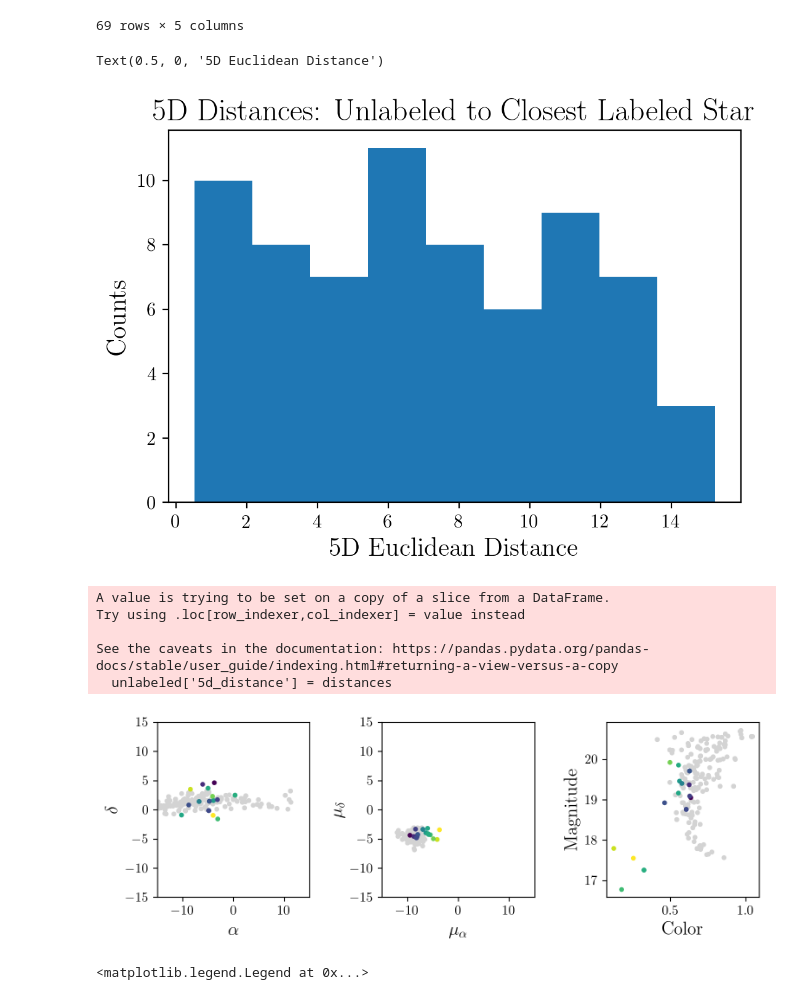
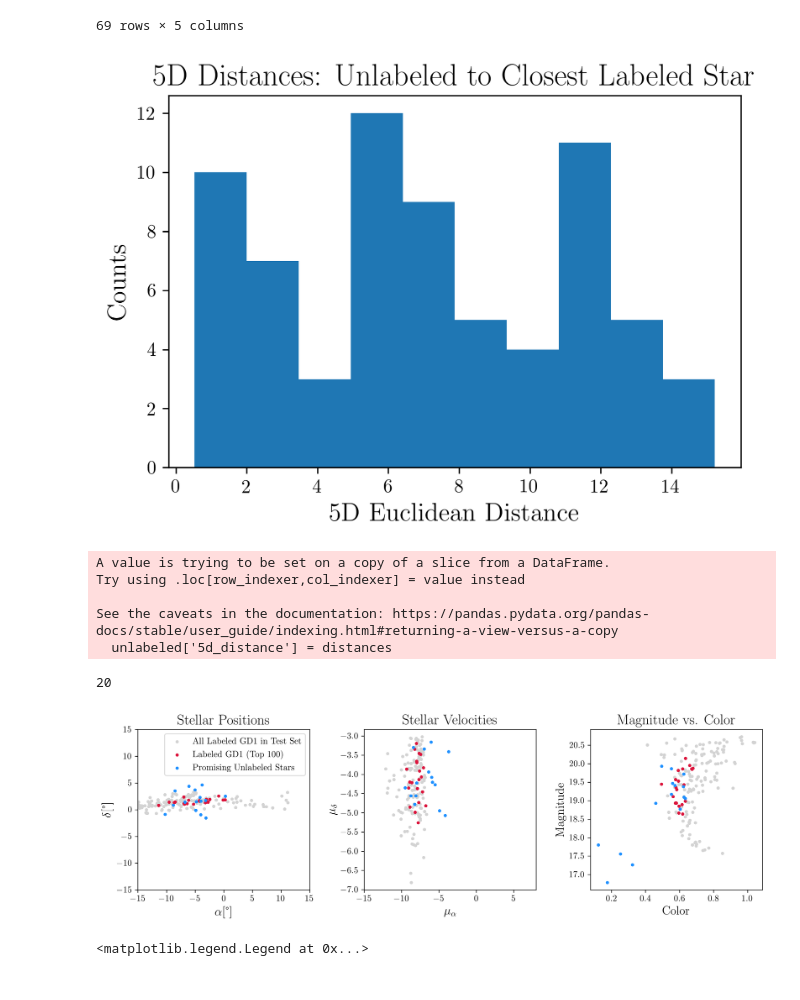
Before and after one commit to hep-lbdl/GaiaCWoLa, a Jupyter notebook: notebooks/mislabeled_stream_stars.ipynb, the cells around one changed output. Saved outputs shown, nothing was run; the diff lists cells and outputs as text; code cells hidden in the pictures.

```diff
--- a/notebooks/mislabeled_stream_stars.ipynb
+++ b/notebooks/mislabeled_stream_stars.ipynb
@@ -223,16 +239,16 @@ unlabeled[cols]
 | 637759 | -2.122281 | -0.371861 | -8.416187 | 0.349035 | 18.096661 |
 69 rows × 5 columns
 # %%
-plt.figure(dpi=200)
+plt.figure(dpi=300)
 deltas = unlabeled[cols].to_numpy()-closest_labeled[cols].to_numpy()
 distances = np.sqrt(np.sum(deltas**2, axis=1))
-plt.hist(distances, bins=9)
+plt.hist(distances, bins=10)
 plt.title("5D Distances: Unlabeled to Closest Labeled Star");
 plt.ylabel("Counts")
 plt.xlabel("5D Euclidean Distance")
+plt.savefig("../plots/5d_distance.png")
 # %% [output]
-Text(0.5, 0, '5D Euclidean Distance')
-[figure, old version]
+[figure, new version]
 # %%
 unlabeled['5d_distance'] = distances
 # %% [output]
@@ -242,36 +258,45 @@ Try using .loc[row_indexer,col_indexer] = value instead
 See the caveats in the documentation: https://pandas.pydata.org/pandas-docs/stable/user_guide/indexing.html#returning-a-view-versus-a-copy
   unlabeled['5d_distance'] = distances
 # %%
-subset = unlabeled[(unlabeled['5d_distance'] < 5)]
+promising = unlabeled[(unlabeled['5d_distance'] < 5)]
+# %%
+len(promising)
+# %% [output]
+20
 # %%
-fig, axs = plt.subplots(nrows=1, ncols=3, figsize=(8,3), tight_layout=True, dpi=200)
+fig, axs = plt.subplots(nrows=1, ncols=3, figsize=(12,4), tight_layout=True, dpi=300)
 
 ax = axs[0]
+ax.set_title("Stellar Positions")
 ax.scatter(test[test.stream].α, test[test.stream].δ, color = "lightgray", marker='.', label="All Labeled GD1 in Test Set")
-# ax.scatter(labeled.α, labeled.δ, marker='.', color="deeppink", label="Labeled GD1 (Top {})".format(n_top_stars))
-ax.scatter(subset.α, subset.δ, marker='.', c=subset.μ_α, label="Promising Unlabeled Stars")
+ax.scatter(labeled.α, labeled.δ, marker='.', color="crimson", label="Labeled GD1 (Top {})".format(n_top_stars))
+ax.scatter(promising.α, promising.δ, marker='.', color="dodgerblue", label="Promising Unlabeled Stars")
 ax.set_xlim(-15,15)
 ax.set_ylim(-15,15)
-ax.set_xlabel(r"$\alpha$")
-ax.set_ylabel(r"$\delta$");
+ax.legend()
+ax.set_xlabel(r"$\alpha$[\textdegree]")
+ax.set_ylabel(r"$\delta$[\textdegree]");
 
 ax = axs[1]
+ax.set_title("Stellar Velocities")
 ax.scatter(test[test.stream].μ_α, test[test.stream].μ_δ, color = "lightgray", marker='.', label="All Labeled GD1 in Test Set")
-# ax.scatter(labeled.μ_α, labeled.μ_δ, marker='.', color="deeppink", label="Labeled GD1 (Top {})".format(n_top_stars))
-ax.scatter(subset.μ_α, subset.μ_δ, marker='.', c=subset.μ_α, label="Promising Unlabeled Stars")
-ax.set_xlim(-15,15)
-ax.set_ylim(-15,15)
+ax.scatter(labeled.μ_α, labeled.μ_δ, marker='.', color="crimson", label="Labeled GD1 (Top {})".format(n_top_stars))
+ax.scatter(promising.μ_α, promising.μ_δ, marker='.', color="dodgerblue", label="Promising Unlabeled Stars")
+ax.set_xlim(-15,8)
+# ax.set_ylim(-7,-3)
 ax.set_xlabel(r"$\mu_{\alpha}$")
 ax.set_ylabel(r"$\mu_{\delta}$");
 
 ax = axs[2]
+ax.set_title("Magnitude vs. Color")
 ax.scatter(test[test.stream].color, test[test.stream].mag, color = "lightgray", marker='.', label="All Labeled GD1 in Test Set")
-# ax.scatter(labeled.color, labeled.mag, marker='.', color="deeppink", label="Labeled GD1 (Top {})".format(n_top_stars))
-ax.scatter(subset.color, subset.mag, marker='.', c=subset.μ_α, label="Promising Unlabeled Stars")
+ax.scatter(labeled.color, labeled.mag, marker='.', color="crimson", label="Labeled GD1 (Top {})".format(n_top_stars))
+ax.scatter(promising.color, promising.mag, marker='.', color="dodgerblue", label="Promising Unlabeled Stars")
 ax.set_xlabel(r"Color")
 ax.set_ylabel(r"Magnitude");
+plt.savefig("../plots/promising_triptych.png")
 # %% [output]
-[figure, old version]
+[figure, new version]
 # %%
 plt.figure(dpi=200)
 # plt.scatter(unlabeled['5d_distance'],unlabeled['nn_score'], label="Labeled as GD1")
```
Also changed, not shown: parts of 4 cells of this notebook, 2 other files.
